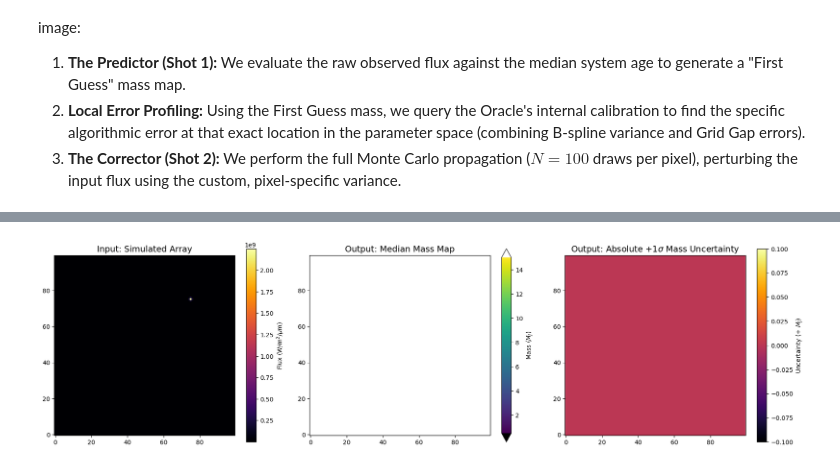
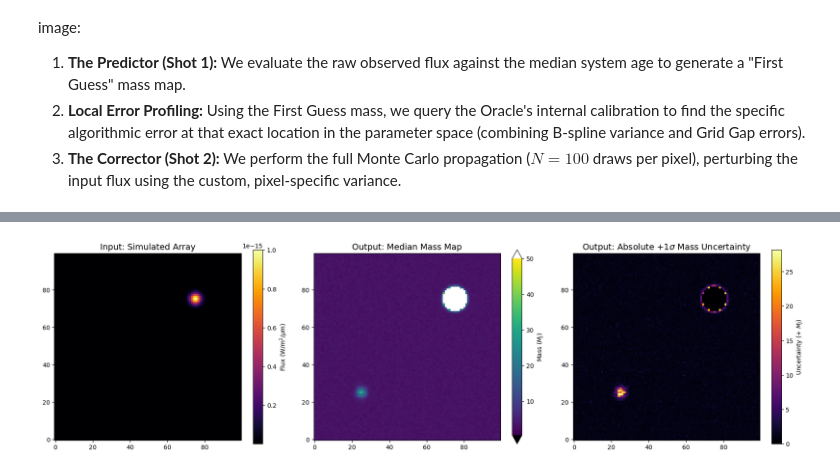
Before and after one commit to ChristianSWilkinson/cooltrack, a Jupyter notebook: notebooks/explainer.ipynb, the cells around one changed output, grey strips where cells are left out. Cells and saved outputs as stored; diff of their text form; code cells hidden in the pictures.

```diff
--- a/notebooks/explainer.ipynb
+++ b/notebooks/explainer.ipynb
@@ -62,7 +62,7 @@ oracle = CoolTrackPredictor(
     age_data_path="../data/age_data"
 )
 
-masses_to_test = [1, 5, 10.0, 20, 30, 40,]
+masses_to_test = [1, 5, 10.0, 20]
 colors = plt.cm.viridis(np.linspace(0.1, 0.9, len(masses_to_test)))
 
 fig, (ax1, ax2) = plt.subplots(2, 1, figsize=(10, 8), sharex=True)
@@ -265,7 +263,12 @@ CoolTrack employs a **Predictor-Corrector ("Double-Shot")** approach to apply hi
 # ==============================================================================
 # CELL 3: HETEROSCEDASTIC IMAGE INVERSION
 # ==============================================================================
+import time
 import copy
+import warnings
+import numpy as np
+import matplotlib.pyplot as plt
+from scipy.interpolate import CloughTocher2DInterpolator, interp1d
 
 print("Step 1: Building Integrated Inverse Surface and Error Profiles...")
 t_start = time.time()
@@ -273,8 +276,9 @@ t_start = time.time()
 # 1. System Parameters
 SYSTEM_AGE_YR = 150e6
 SYSTEM_AGE_ERR = 50e6
+SYSTEM_DIST_PC = 22.0     # <-- Added the 22 parsec constraint here!
 INSTRUMENT_FLUX_ERR = 0.05
-MIN_MASS, MAX_MASS = 0.5, 15.0
+MIN_MASS, MAX_MASS = 0.5, 50.0
 
 # 2. Extract Dense Forward Grid for Inversion
 mass_range = np.logspace(np.log10(MIN_MASS), np.log10(MAX_MASS), 80)
@@ -302,19 +306,30 @@ min_mask, max_mask = (masses == ACTUAL_MIN_MASS), (masses == ACTUAL_MAX_MASS)
 lower_flux_bound = interp1d(ages[min_mask], fluxes[min_mask], bounds_error=False, fill_value="extrapolate")
 upper_flux_bound = interp1d(ages[max_mask], fluxes[max_mask], bounds_error=False, fill_value="extrapolate")
 
-# 4. Generate Mock FITS Image (100x100 array)
+# ==============================================================================
+# 4. Generate Mock FITS Image (Physically Calibrated)
+# ==============================================================================
 print("\nStep 2: Generating Mock Detection Map...")
 y, x = np.mgrid[0:100, 0:100]
-mock_image_dex = np.linspace(0.5, 1.5, 100) + np.random.normal(0, 0.1, (100, 100))
-# Target A: Valid planet in stable regime
-mock_image_dex += 2.0 * np.exp(-((x - 25)**2 + (y - 25)**2) / 8.0)
-# Target B: Extremely bright background star
-mock_image_dex += 8.0 * np.exp(-((x - 75)**2 + (y - 75)**2) / 8.0)
 
-flat_fluxes = mock_image_dex.flatten()
-mock_image_physical = 10**mock_image_dex
+# Baseline telescope/sky background noise: ~1e-18 W/m^2/um
+base_bg = 1e-18
+mock_image_physical = np.full((100, 100), base_bg)
+mock_image_physical += np.random.normal(0, base_bg * 0.1, (100, 100)) # 10% thermal noise
 
+# Target A: ~1000K planet at 22 pc (Expected flux ~ 5e-18 W/m^2/um)
+# We add a peak of 4e-18 to the 1e-18 background
+mock_image_physical += 4e-18 * np.exp(-((x - 25)**2 + (y - 25)**2) / 8.0)
+
+# Target B: Extremely bright background star (Expected flux ~ 1e-15 W/m^2/um)
+mock_image_physical += 1e-15 * np.exp(-((x - 75)**2 + (y - 75)**2) / 8.0)
+
+# CRITICAL FIX: Convert directly to log10 space for the interpolator
+flat_fluxes = np.log10(mock_image_physical.flatten())
+
+# ==============================================================================
 # 5. The Double-Shot Inversion Engine
+# ==============================================================================
 print("\nStep 3: Running Heteroscedastic Predictor-Corrector MC (10,000 pixels)...")
 
 UNDER_VAL, OVER_VAL = ACTUAL_MIN_MASS - 0.01, ACTUAL_MAX_MASS + 0.01
@@ -335,7 +350,7 @@ median_ages = np.full_like(flat_fluxes, np.log10(SYSTEM_AGE_YR))
 raw_first_guess = inverse_spline(flat_fluxes, median_ages)
 first_guess_masses = classify_and_bound_masses(flat_fluxes, median_ages, raw_first_guess)
 
-# (In the master script, this is where local gap_errors are dynamically injected).
+# Pixel-by-pixel variance
 pixel_variances = np.full_like(flat_fluxes, INSTRUMENT_FLUX_ERR * 2.0)
 
 # --- SHOT 2: CORRECTOR (Monte Carlo) ---
@@ -353,7 +368,6 @@ for i, age_draw in enumerate(mc_ages):
     clean_draw_masses = classify_and_bound_masses(perturbed_fluxes, draw_ages_array, raw_draw_masses)
     mass_cube[i, :, :] = clean_draw_masses.reshape((100, 100))
 
-import warnings
 with warnings.catch_warnings():
     warnings.simplefilter("ignore", category=RuntimeWarning)
     p50_map = np.nanpercentile(mass_cube, 50, axis=0)
@@ -363,7 +377,9 @@ uncertainty_map = p84_map - p50_map
 
 print(f"Retrieval complete in {time.time() - t_start:.2f} seconds!")
 
+# ==============================================================================
 # 6. Visualization
+# ==============================================================================
 fig, axes = plt.subplots(1, 3, figsize=(18, 5))
 
 im0 = axes[0].imshow(mock_image_physical, cmap='inferno', origin='lower')
@@ -398 +413 @@ Retrieval complete in 65.08 seconds!
-[figure, old version]
+[figure, new version]
```
Also changed, not shown: parts of 3 cells of this notebook, 2 other files.
